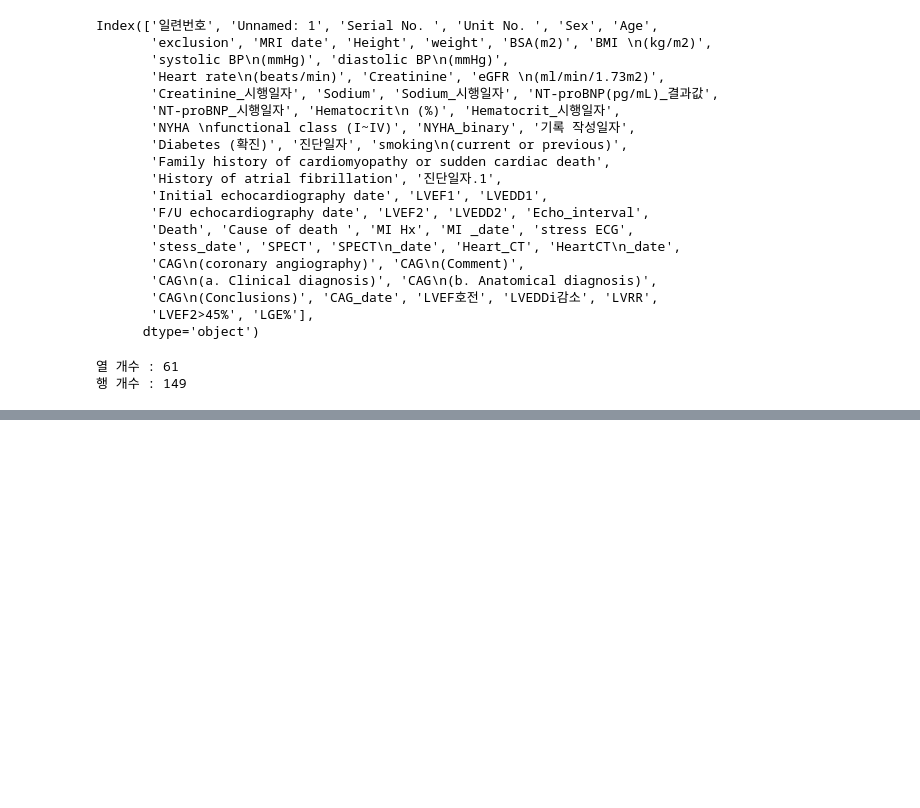
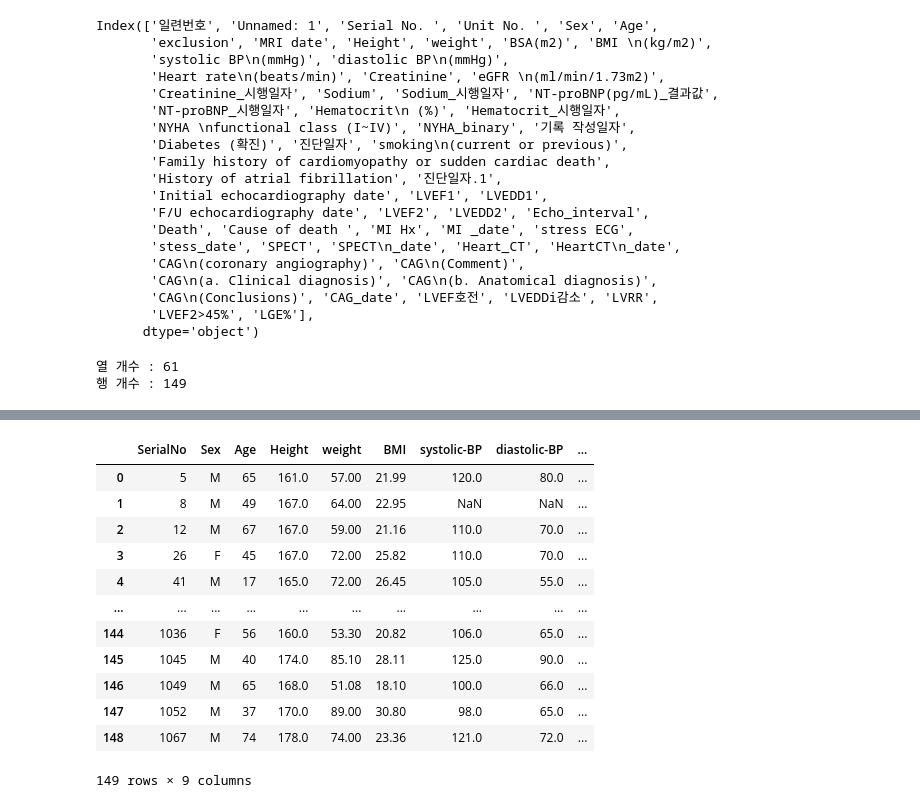
Before and after one commit to SoyoungKim-LOP/Lecture, a Jupyter notebook: week03/Statistics.ipynb, the cells around one changed output, grey strips where cells are left out. Cells and saved outputs as stored; diff of their text form; code cells hidden in the pictures; blank space fills up the shorter version.

```diff
--- a/week03/Statistics.ipynb
+++ b/week03/Statistics.ipynb
@@ -93,3 +92,20 @@ data.head()
 | 2 | 3 | NaN | 12 | 7494553 | M | 67 | 0 | 2012-05-16 | 167.0 | 59.0 | ... |
 | 3 | 6 | NaN | 26 | 7425998 | F | 45 | 0 | 2012-06-19 | 167.0 | 72.0 | ... |
 | 4 | 8 | NaN | 41 | 7549298 | M | 17 | 0 | 2012-08-28 | 165.0 | 72.0 | ... |
+# %%
+data_main = data[['SerialNo', 'Sex', 'Age', 'Height', 'weight', 'BMI', 'systolic-BP', 'diastolic-BP', 'Heart rate(beats/min)']]
+data_main
+# %% [output]
+|  | SerialNo | Sex | Age | Height | weight | BMI | systolic-BP | diastolic-BP | ... |
+| 0 | 5 | M | 65 | 161.0 | 57.00 | 21.99 | 120.0 | 80.0 | ... |
+| 1 | 8 | M | 49 | 167.0 | 64.00 | 22.95 | NaN | NaN | ... |
+| 2 | 12 | M | 67 | 167.0 | 59.00 | 21.16 | 110.0 | 70.0 | ... |
+| 3 | 26 | F | 45 | 167.0 | 72.00 | 25.82 | 110.0 | 70.0 | ... |
+| 4 | 41 | M | 17 | 165.0 | 72.00 | 26.45 | 105.0 | 55.0 | ... |
+| ... | ... | ... | ... | ... | ... | ... | ... | ... | ... |
+| 144 | 1036 | F | 56 | 160.0 | 53.30 | 20.82 | 106.0 | 65.0 | ... |
+| 145 | 1045 | M | 40 | 174.0 | 85.10 | 28.11 | 125.0 | 90.0 | ... |
+| 146 | 1049 | M | 65 | 168.0 | 51.08 | 18.10 | 100.0 | 66.0 | ... |
+| 147 | 1052 | M | 37 | 170.0 | 89.00 | 30.80 | 98.0 | 65.0 | ... |
+| 148 | 1067 | M | 74 | 178.0 | 74.00 | 23.36 | 121.0 | 72.0 | ... |
+149 rows × 9 columns
```
Also changed, not shown: parts of 4 cells of this notebook.
